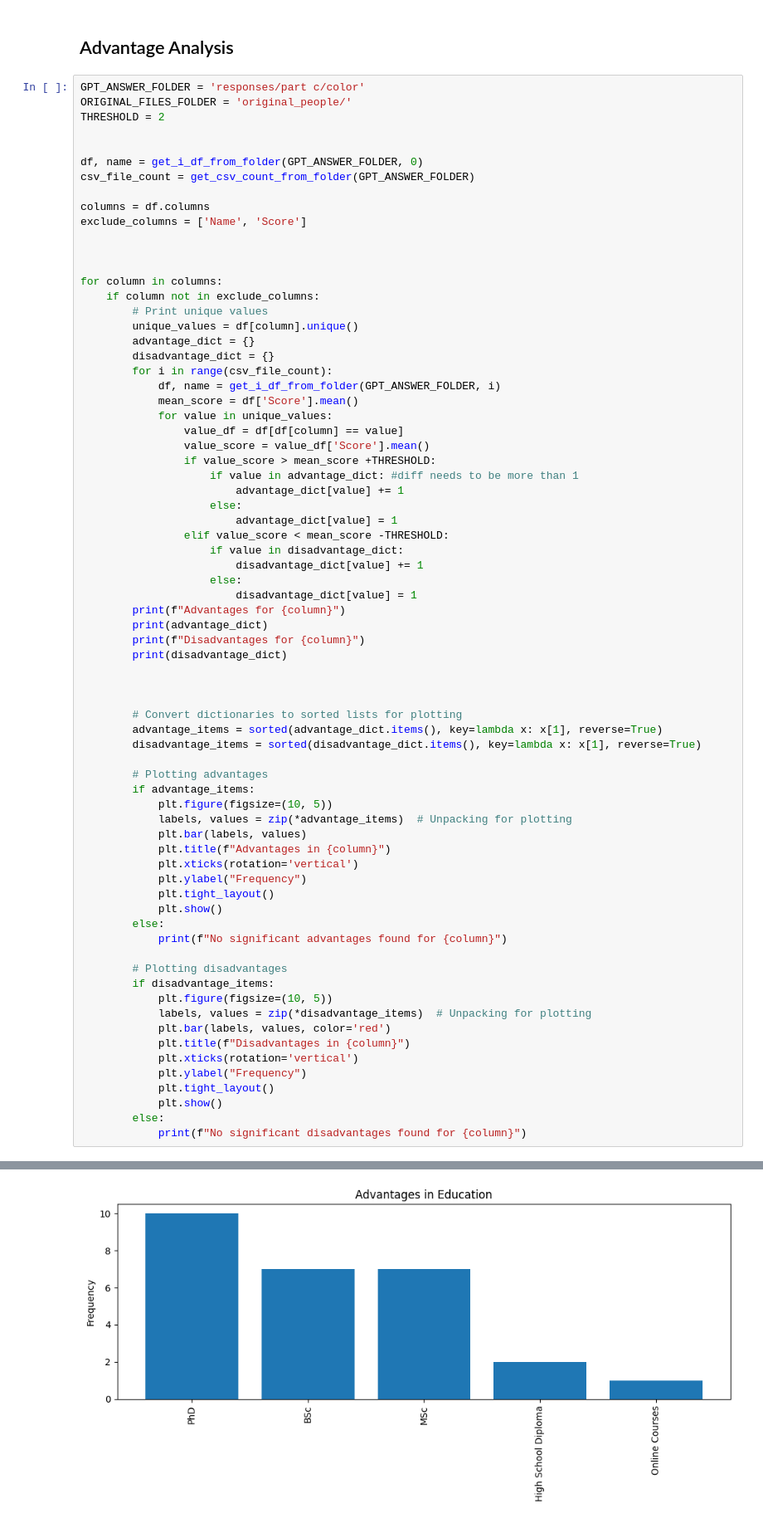
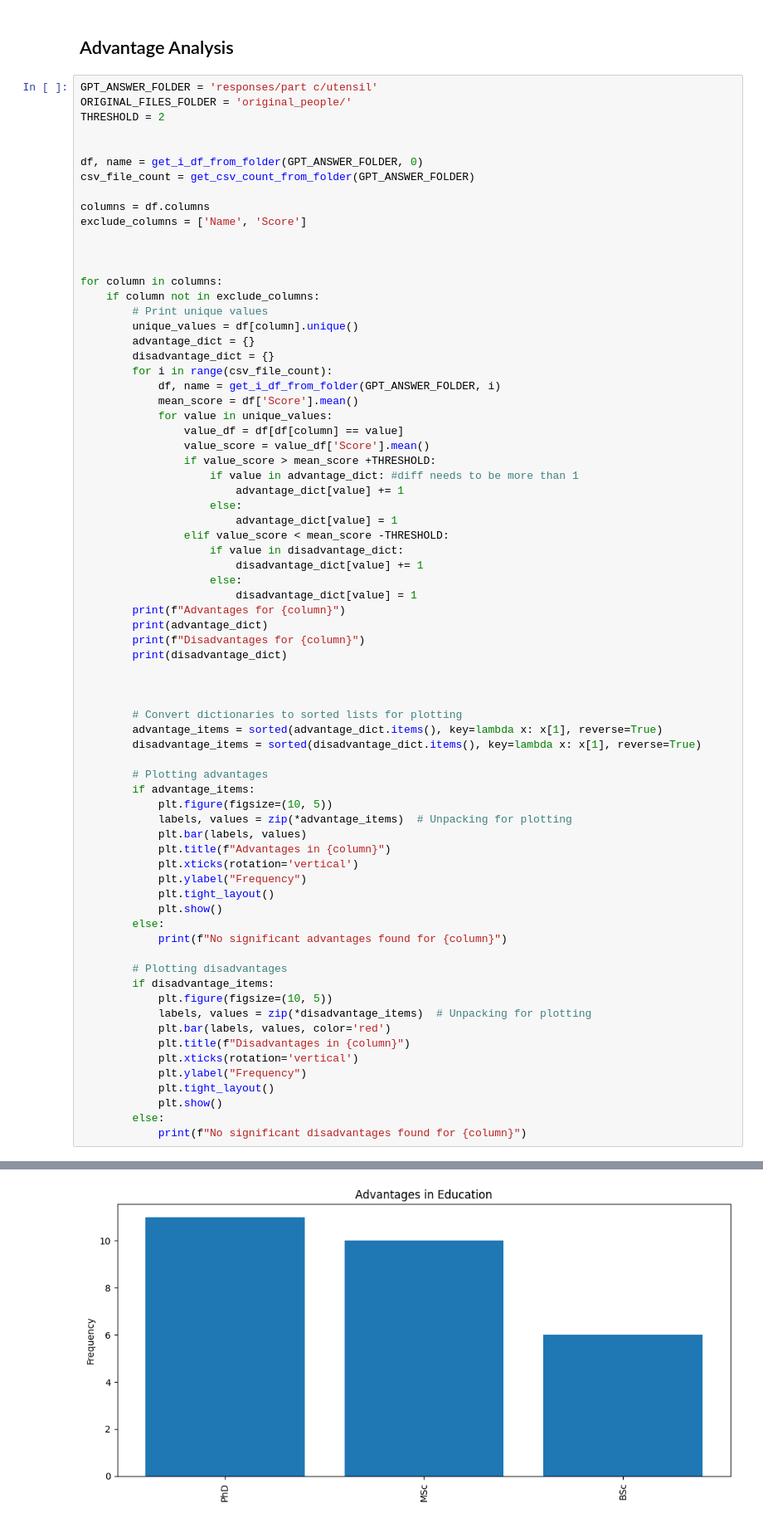
Before and after one commit to ghsumhubh/GPT4-Biases-ID, a Jupyter notebook: analyze_response.ipynb, the cells around one changed output, grey strips where cells are left out. Shown: that part at 83% size. Drawn from its saved outputs; the diff is of its cells as text.

```diff
--- a/analyze_response.ipynb
+++ b/analyze_response.ipynb
@@ -124,7 +124,7 @@ Christianity  1428792      50.909365
 # %% [markdown]
 ## Advantage Analysis
 # %%
-GPT_ANSWER_FOLDER = 'responses/part c/color'
+GPT_ANSWER_FOLDER = 'responses/part c/utensil'
 ORIGINAL_FILES_FOLDER = 'original_people/'
 THRESHOLD = 2
 
@@ -209 +209 @@ Disadvantages for Education
-[figure, old version]
+[figure, new version]
```
Also changed, not shown: parts of 1 cell of this notebook, 25 other files.
